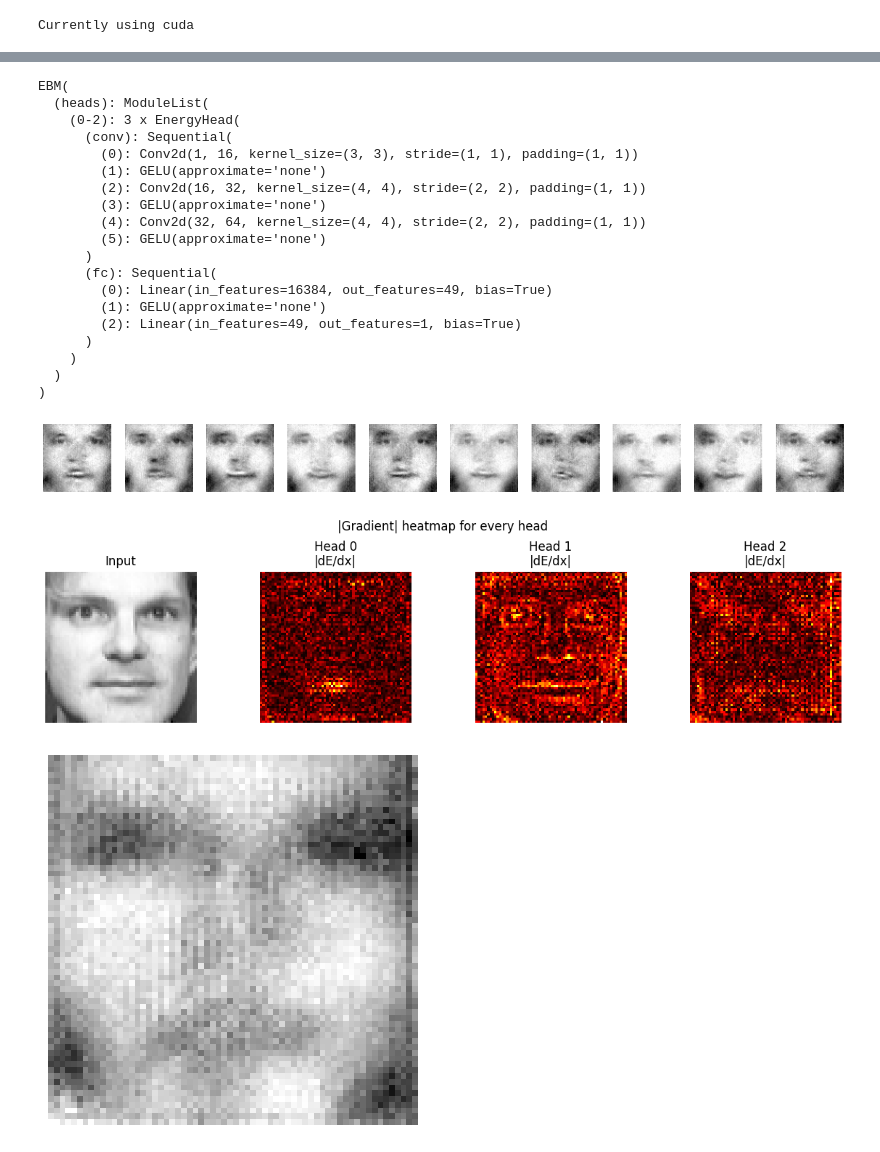
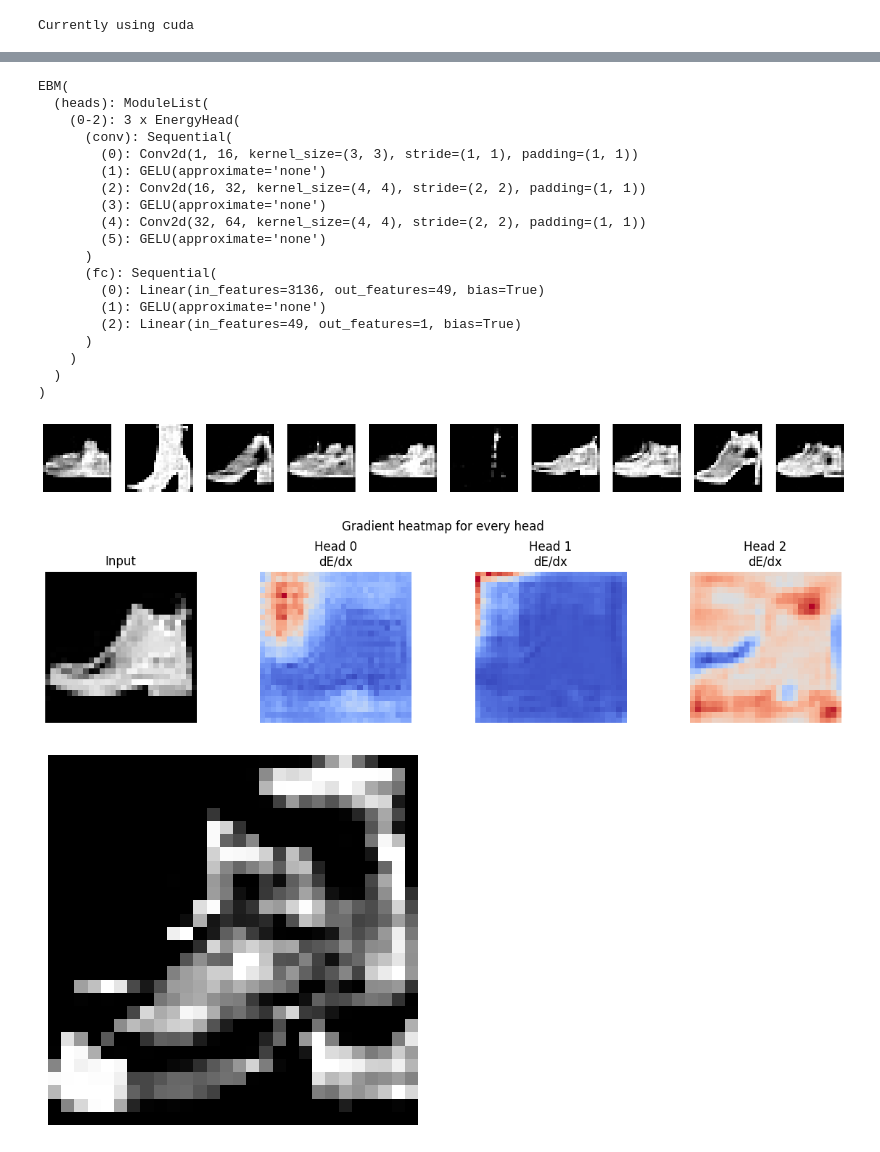
Before and after one commit to marco-cartago/EbmFcT, a Jupyter notebook: test_total_correlation.ipynb, the cells around one changed output, grey strips where cells are left out. Cells and saved outputs as stored; diff of their text form; code cells hidden in the pictures.

Commit message:
Images + experment in fmnist

```diff
--- a/test_total_correlation.ipynb
+++ b/test_total_correlation.ipynb
@@ -15,7 +15,7 @@ import tqdm
 from time import time_ns
 
 DEVICE = torch.device("cuda" if torch.cuda.is_available() else "cpu")
-BATCH_SIZE = 4
+BATCH_SIZE = 8
 print(f"Currently using {DEVICE}")
 # %% [output]
 Currently using cuda
@@ -39,6 +39,6 @@ shape: torch.Size([4, 1, 64, 64])
 # %%
 n_heads = 3
-IMAGE_SHAPE = (1, 64, 64)
+IMAGE_SHAPE = (1, 28, 28)
 # %%
 from src.model import EBM
 
@@ -157,7 +152,7 @@ EBM(
         (5): GELU(approximate='none')
       )
       (fc): Sequential(
-        (0): Linear(in_features=16384, out_features=49, bias=True)
+        (0): Linear(in_features=3136, out_features=49, bias=True)
         (1): GELU(approximate='none')
         (2): Linear(in_features=49, out_features=1, bias=True)
       )
@@ -169,7 +165,7 @@ samples = sampler.generate(10, steps=600, step_size=10.0, noise_std=0.005)
 # %%
 show_grid(samples, 10, cmap="gray")
 # %% [output]
-[figure, old version]
+[figure, new version]
 # %%
 # from src.plot import visualize_heads
 
@@ -199,26 +195,28 @@ for _ in range(6):
     it.__next__()
 x0 = it.__next__()[0]
 
-visualize_head_abs_gradients(model.to(DEVICE), x0, DEVICE)
+visualize_head_gradients(model.to(DEVICE), x0, DEVICE)
 # %% [output]
-[figure, old version]
+[figure, new version]
 # %%
 from src.gradient_inspect import synthetize_image_from_head, synthetize_image
 
 class Combined(nn.Module):
-    def __init__(self, m1, m2):
+    def __init__(self, m1, m2=None):
         super().__init__()
         self.m1 = m1
         self.m2 = m2
     def forward(self, x):
+        if self.m2 is None:
+            return self.m1(x)
         return self.m1(x) + self.m2(x)
 
-combined = Combined(model.heads[1].to("cpu"), model.heads[2].to("cpu"))
+combined = Combined(model.heads[1].to("cpu"), model.heads[0].to("cpu"))
 
 img, _ = synthetize_image_from_head(combined, n_images=1, img_dimension=IMAGE_SHAPE[-1], steps=1_000)
 show_single_sample(img, cmap="gray")
 # %% [output]
-[figure, old version]
+[figure, new version]
 # %%
 img, _ = synthetize_image(model.to("cpu"), img_dimension=IMAGE_SHAPE[-1], steps=1_000)
 show_single_sample(img, cmap="gray")
```
Also changed, not shown: parts of 7 cells of this notebook, 8 other files.
